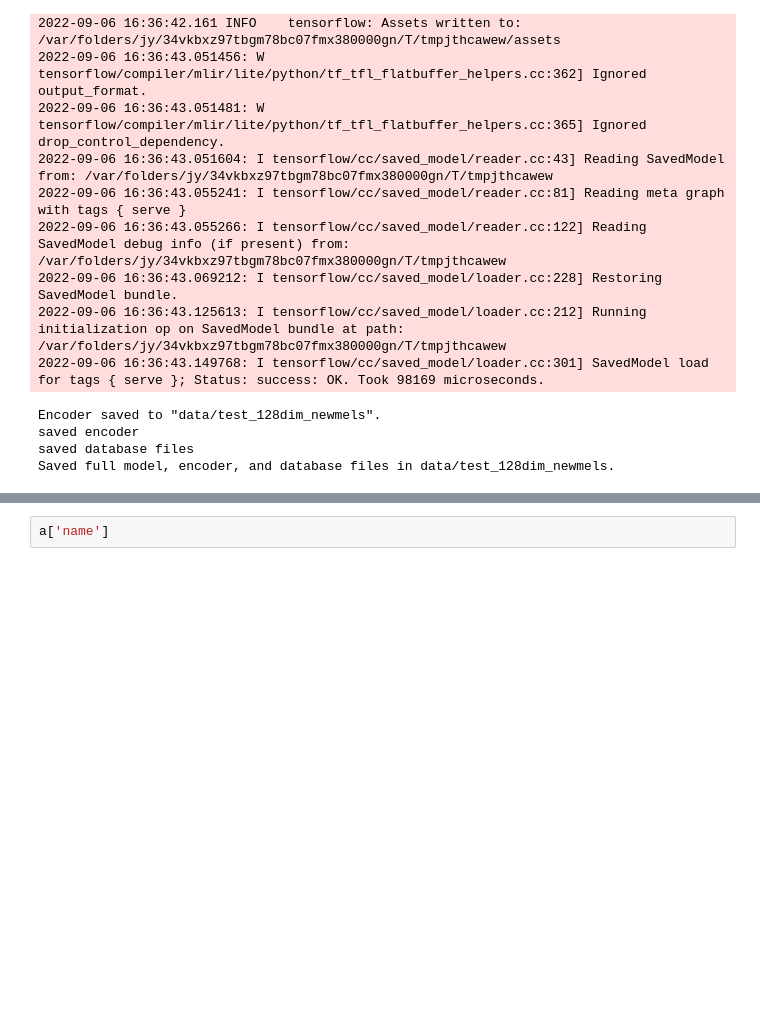
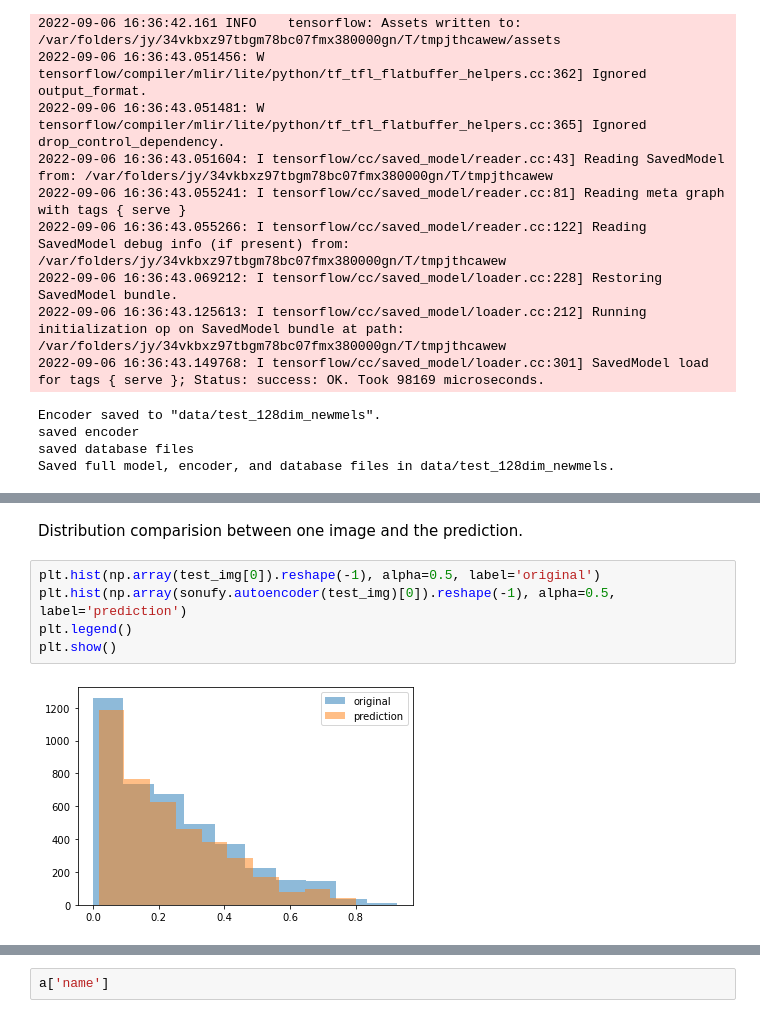
Before and after one commit to rollingstorms/song-similarity-app, a Jupyter notebook: model training.ipynb, the cells around one changed output, grey strips where cells are left out. Saved outputs shown, nothing was run; the diff lists cells and outputs as text; blank space fills up the shorter version.

```diff
--- a/model training.ipynb
+++ b/model training.ipynb
@@ -93,0 +123,9 @@ plt.imshow(sonufy.autoencoder(test_img)[0], origin='lower')
+# %% [markdown]
+Distribution comparision between one image and the prediction.
+# %%
+plt.hist(np.array(test_img[0]).reshape(-1), alpha=0.5, label='original')
+plt.hist(np.array(sonufy.autoencoder(test_img)[0]).reshape(-1), alpha=0.5, label='prediction')
+plt.legend()
+plt.show()
+# %% [output]
+[figure, added]
```
Also changed, not shown: parts of 30 cells of this notebook, 3 other files.
